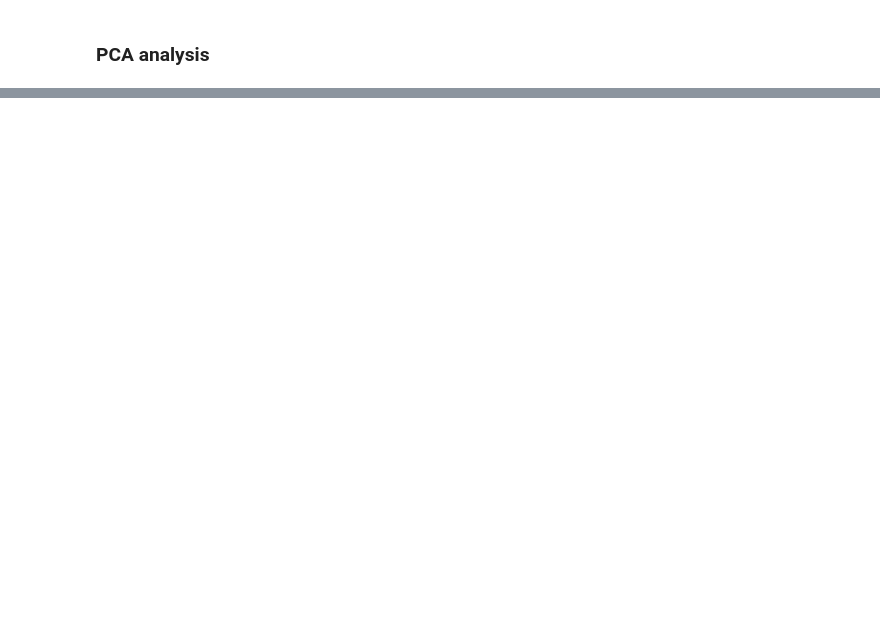
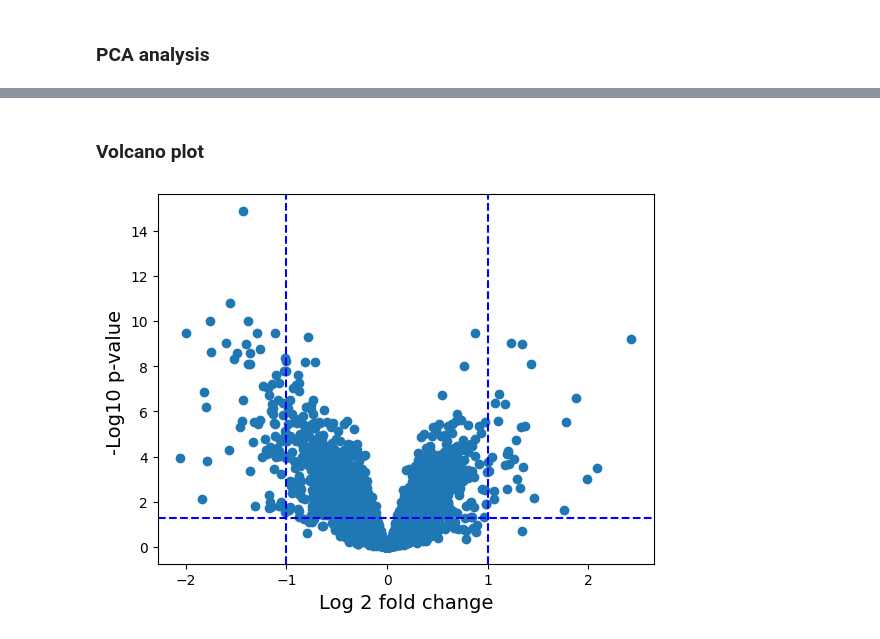
Before and after one commit to syao13/fibrosis-progression-deseq2, a Jupyter notebook: notebooks/03-diffexp-analysis-fatty-liver.ipynb, the cells around one changed output, grey strips where cells are left out. Drawn from its saved outputs; the diff is of its cells as text; code cells hidden in the pictures; blank space fills up the shorter version.

```diff
--- a/notebooks/03-diffexp-analysis-fatty-liver.ipynb
+++ b/notebooks/03-diffexp-analysis-fatty-liver.ipynb
@@ -132,10 +229,8 @@ counts_df.head(5)
 # %%
-inference = DefaultInference(n_cpus=8)
 dds = DeseqDataSet(
-    counts=counts_df,
+    counts=filtered_df,
     metadata=metadata,
     design_factors="stage",
-    refit_cooks=True,
 )
 # %%
 dds.deseq2()
@@ -144,3 +273,3 @@ print(dds)
 # %%
-stat_res = DeseqStats(dds, inference=inference)
+stat_res = DeseqStats(dds, independent_filter=False)
 # %%
@@ -152,2 +307,16 @@ results_df.head(10)
+# %% [markdown]
+### Volcano plot
+# %%
+plt.scatter(results_df.log2FoldChange, -np.log10(results_df.padj))
+plt.xlabel("Log 2 fold change", fontsize=14)
+plt.ylabel("-Log10 p-value ", fontsize=14)
+
+plt.axvline(x=1, color='b', linestyle='--')
+plt.axvline(x=-1, color='b', linestyle='--')
+plt.axhline(y=-np.log10(0.05), color='b', linestyle='--')
+
+plt.show()
+# %% [output]
+[figure, added]
 # %%
 sum(results_df.padj < 0.05)
```
Also changed, not shown: parts of 41 cells of this notebook, 1 other file.
